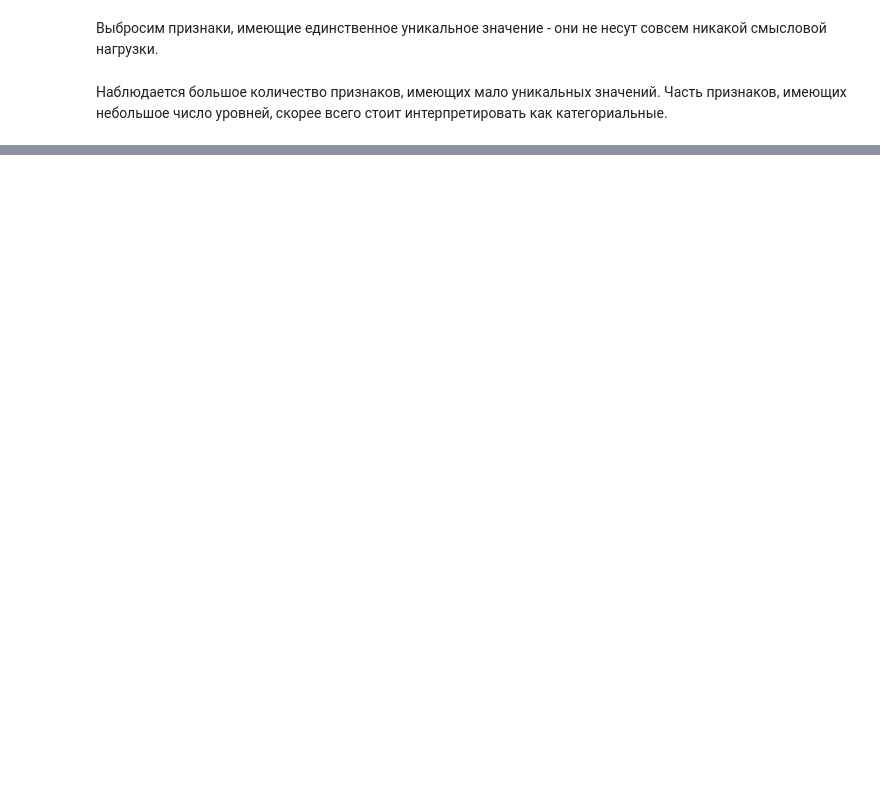
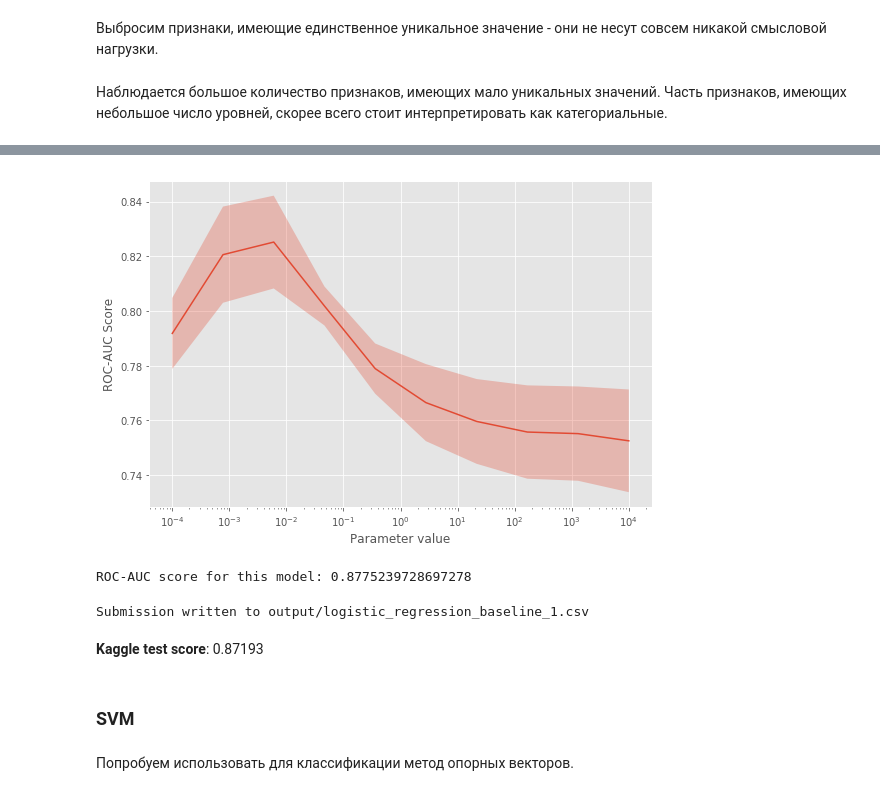
Before and after one commit to antvconst/test-task, a Jupyter notebook: Analysis.ipynb, the cells around one changed output, grey strips where cells are left out. Drawn from its saved outputs; the diff is of its cells as text; code cells hidden in the pictures; blank space fills up the shorter version.

```diff
--- a/Analysis.ipynb
+++ b/Analysis.ipynb
@@ -104,0 +242,3 @@ possibly_categorical = unique_values[unique_values <= 15].index
+# %%
+X = df
+X_train, X_test, y_train, y_test = train_test_split(X, y, stratify=y, test_size=0.3, random_state=42)
@@ -104,0 +251,8 @@ possibly_categorical = unique_values[unique_values <= 15].index
+# %%
+imputer = SimpleImputer(strategy='median')
+scaler = StandardScaler()
+lr = LogisticRegressionCV(cv=3, refit=True, scoring='roc_auc', class_weight='balanced', random_state=42)
+
+baseline_lr = make_pipeline(imputer, scaler, lr)
+# %%
+baseline_lr.fit(X_train, y_train)
@@ -104,0 +266,21 @@ possibly_categorical = unique_values[unique_values <= 15].index
+# %%
+Cs = baseline_lr.steps[-1][1].Cs_
+scores = baseline_lr.steps[-1][1].scores_[1.0]
+
+plot_scores(Cs, scores, log=True)
+# %% [output]
+[figure, added]
+# %%
+score(baseline_lr, X_test, y_test)
+# %% [output]
+ROC-AUC score for this model: 0.8775239728697278
+# %%
+submit(baseline_lr, df_test, 'logistic_regression_baseline_1')
+# %% [output]
+Submission written to output/logistic_regression_baseline_1.csv
+# %% [markdown]
+**Kaggle test score**: 0.87193
+# %% [markdown]
+### SVM
+# %% [markdown]
+Попробуем использовать для классификации метод опорных векторов.
```
Also changed, not shown: parts of 78 cells of this notebook.
